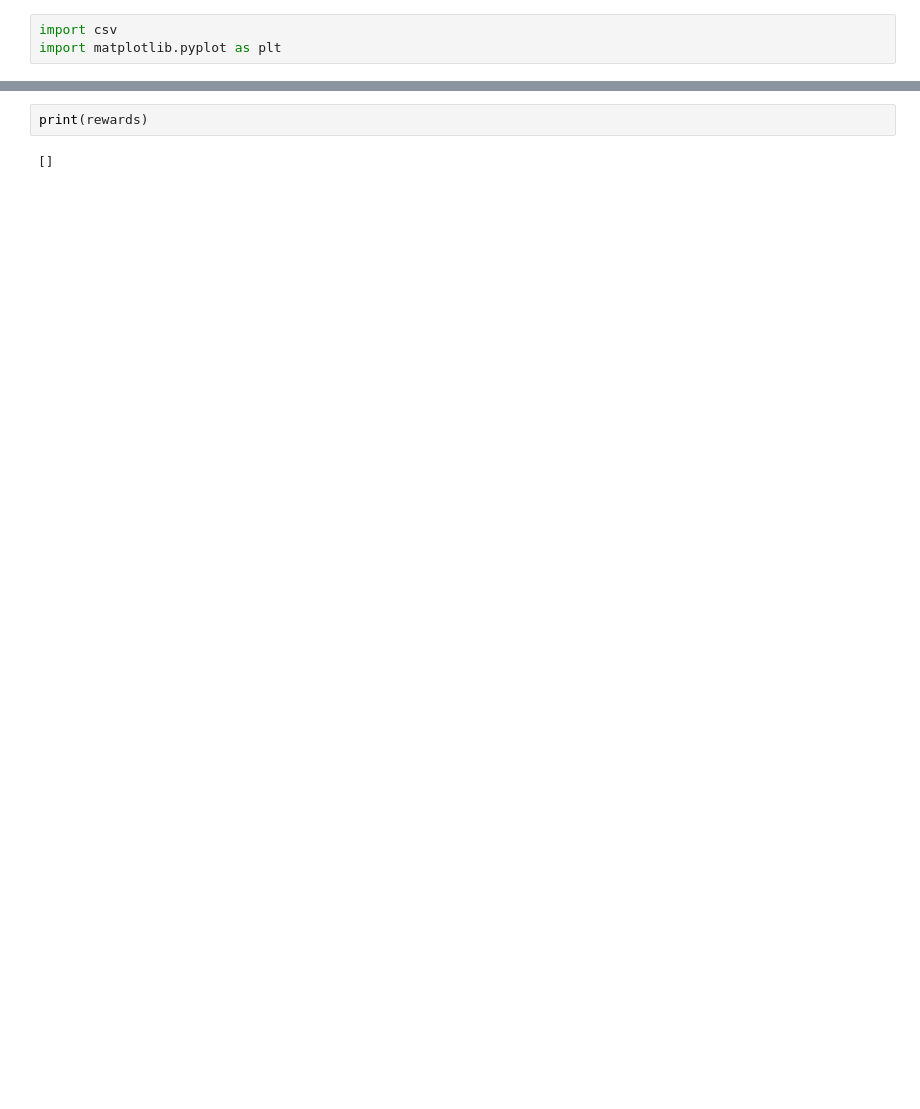
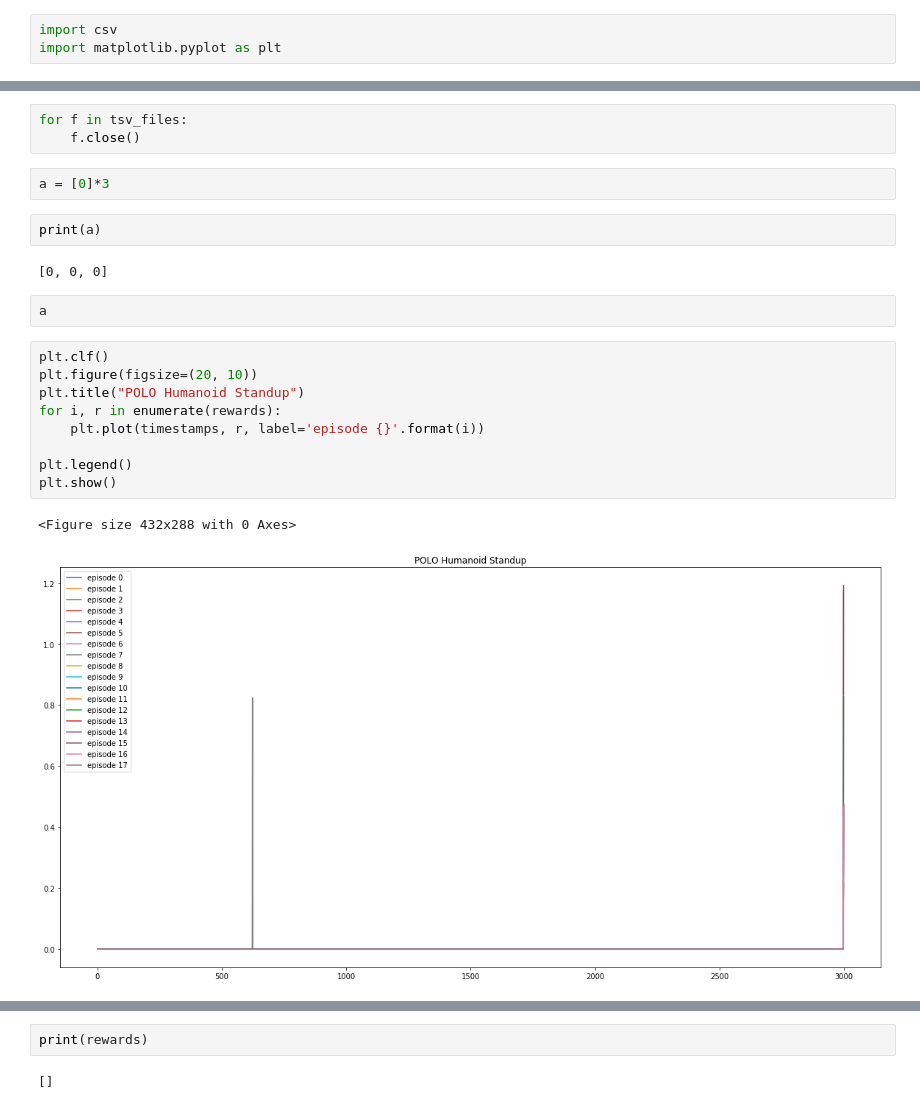
Before and after one commit to ZhizhenQin/POLO, a Jupyter notebook: Analysize POLO Humanoid.ipynb, the cells around one changed output, grey strips where cells are left out. Saved outputs shown, nothing was run; the diff lists cells and outputs as text; blank space fills up the shorter version.

```diff
--- a/Analysize POLO Humanoid.ipynb
+++ b/Analysize POLO Humanoid.ipynb
@@ -12,0 +36,23 @@ with open('polo_record_tmp.tsv') as tsvfile:
+# %%
+for f in tsv_files:
+    f.close()
+# %%
+a = [0]*3
+# %%
+print(a)
+# %% [output]
+[0, 0, 0]
+# %%
+a
+# %%
+plt.clf()
+plt.figure(figsize=(20, 10))
+plt.title("POLO Humanoid Standup")
+for i, r in enumerate(rewards):
+    plt.plot(timestamps, r, label='episode {}'.format(i))
+
+plt.legend()
+plt.show()
+# %% [output]
+<Figure size 432x288 with 0 Axes>
+[figure, added]
```
Also changed, not shown: parts of 8 cells of this notebook, 36 other files.
